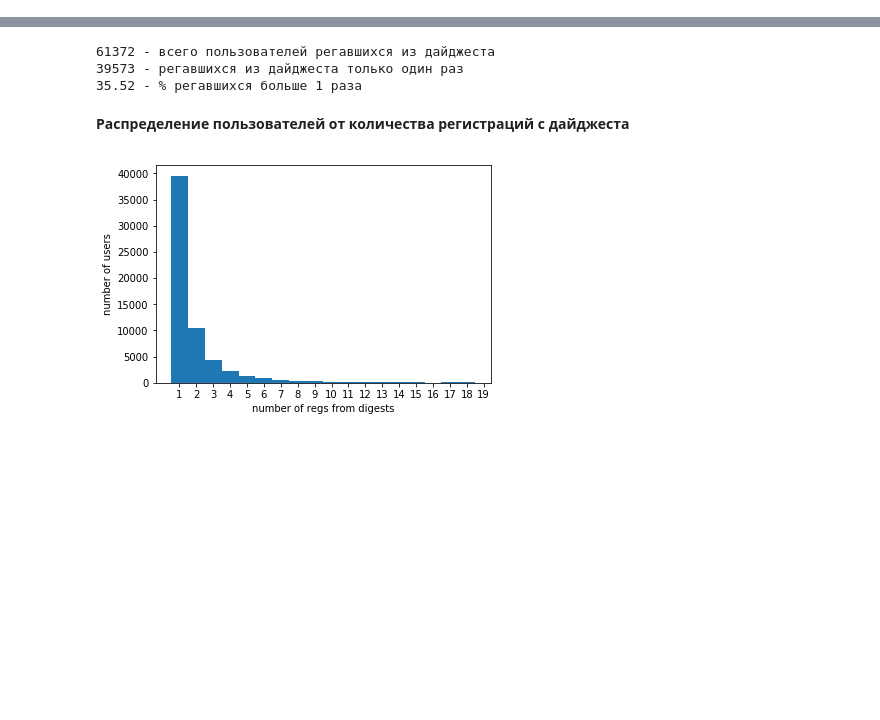
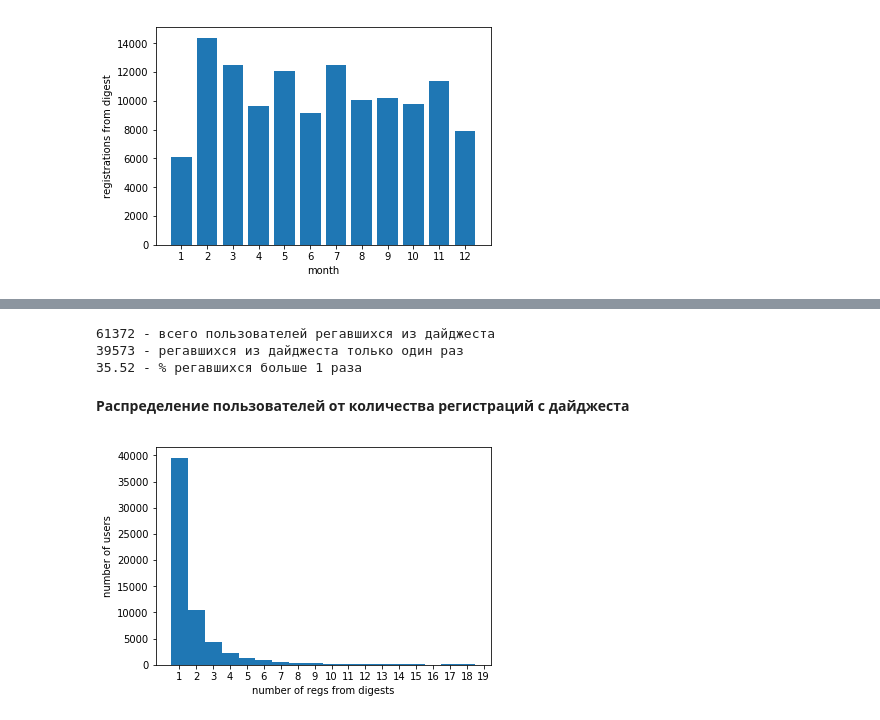
Before and after one commit to mraklay/python_templates, a Jupyter notebook: Timepad_test.ipynb, the cells around one changed output, grey strips where cells are left out. Drawn from its saved outputs; the diff is of its cells as text; code cells hidden in the pictures; blank space fills up the shorter version.

```diff
--- a/Timepad_test.ipynb
+++ b/Timepad_test.ipynb
@@ -18,2 +10,13 @@ part1.head()
+# %%
+part1['dt']=pd.to_datetime(part1['reg_created'])
+part1['mounth']=part1['dt'].dt.month
+season = part1.groupby(['mounth']).count()
+plt.bar(season.index, season['reg_created'])
+plt.xticks(np.arange(1,13,1))
+plt.xlabel('month')
+plt.ylabel('registrations from digest')
+plt.show()
+# %% [output]
+[figure, added]
 # %%
 grouped = part1.groupby(['email']).count()
```
Also changed, not shown: parts of 9 cells of this notebook.
